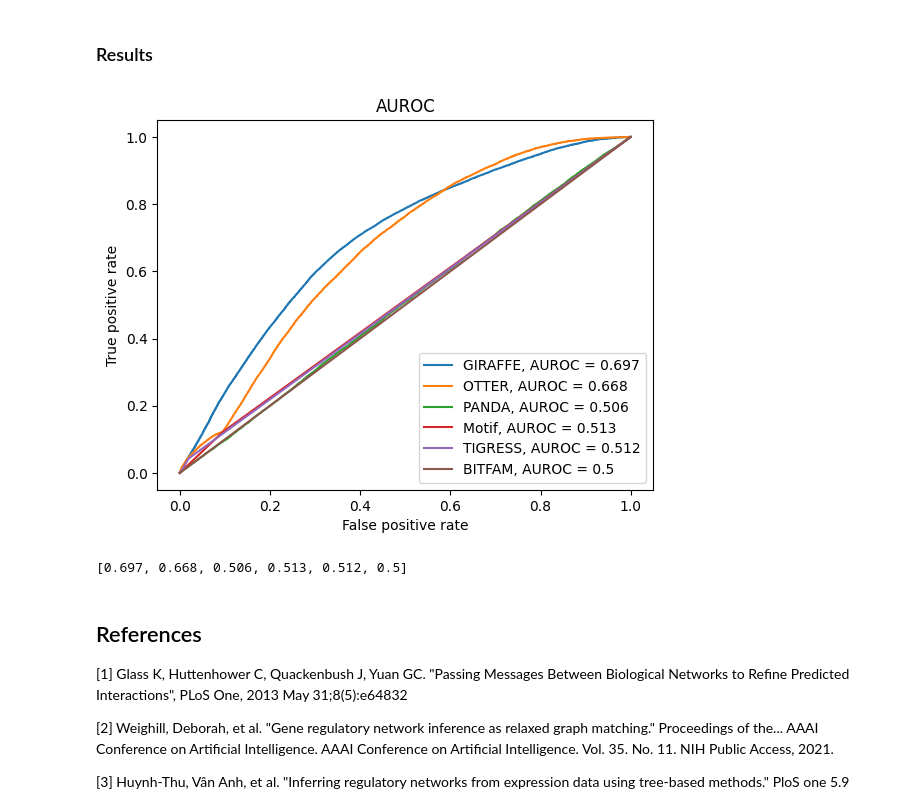
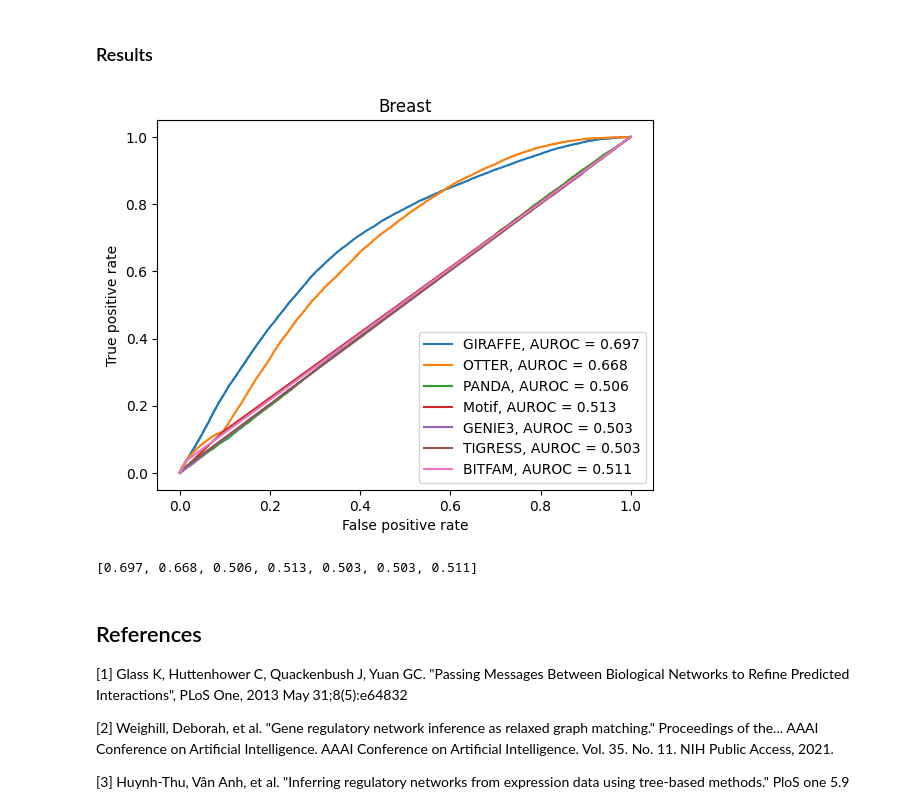
Before and after one commit to soelmicheletti/giraffe, a Jupyter notebook: notebooks/Breast.ipynb, the cells around one changed output. Saved outputs shown, nothing was run; the diff lists cells and outputs as text; code cells hidden in the pictures.

Commit message:
Added breast, colon, liver, and prostate

```diff
--- a/notebooks/Breast.ipynb
+++ b/notebooks/Breast.ipynb
@@ -47,4 +42,4 @@ if cache:
     R_otter = pd.read_csv("data/breast/R_otter.csv", index_col = 0)
 else:
     R_otter = otter(motif.T.to_numpy(), ppi + np.eye(ppi.shape[0]), np.corrcoef(expression.to_numpy())).T
-    pd.DataFrame(R_otter, index = motif.index, columns = motif.columns).to_csv("data/colon/R_otter.csv")
+    pd.DataFrame(R_otter, index = motif.index, columns = motif.columns).to_csv("data/breast/R_otter.csv")
@@ -158,11 +138,11 @@ notebooks.plot_auroc(chip.to_numpy().flatten(), [R_bitfam.to_numpy().flatten()],
 ### Results
 # %%
 notebooks.plot_auroc(chip.to_numpy().flatten(),
-                    [R_giraffe.to_numpy().flatten(), R_otter.to_numpy().flatten(), R_panda.to_numpy().flatten(), motif.to_numpy().flatten(), R_tigress.to_numpy(),R_bitfam.to_numpy().flatten()],
-                    ["GIRAFFE", "OTTER", "PANDA", "Motif", "TIGRESS", "BITFAM"])
+                    [R_giraffe.to_numpy().flatten(), R_otter.to_numpy().flatten(), R_panda.to_numpy().flatten(), motif.to_numpy().flatten(), R_genie.flatten(),R_tigress.to_numpy(),R_bitfam.to_numpy().flatten()],
+                    ["GIRAFFE", "OTTER", "PANDA", "Motif", "GENIE3", "TIGRESS", "BITFAM"], "Breast")
 # %% [output]
-[figure, old version]
+[figure, new version]
-[0.697, 0.668, 0.506, 0.513, 0.512, 0.5]
+[0.697, 0.668, 0.506, 0.513, 0.503, 0.503, 0.511]
 # %% [markdown]
 ## References
 
```
Also changed, not shown: parts of 4 cells of this notebook, 3 other files.
